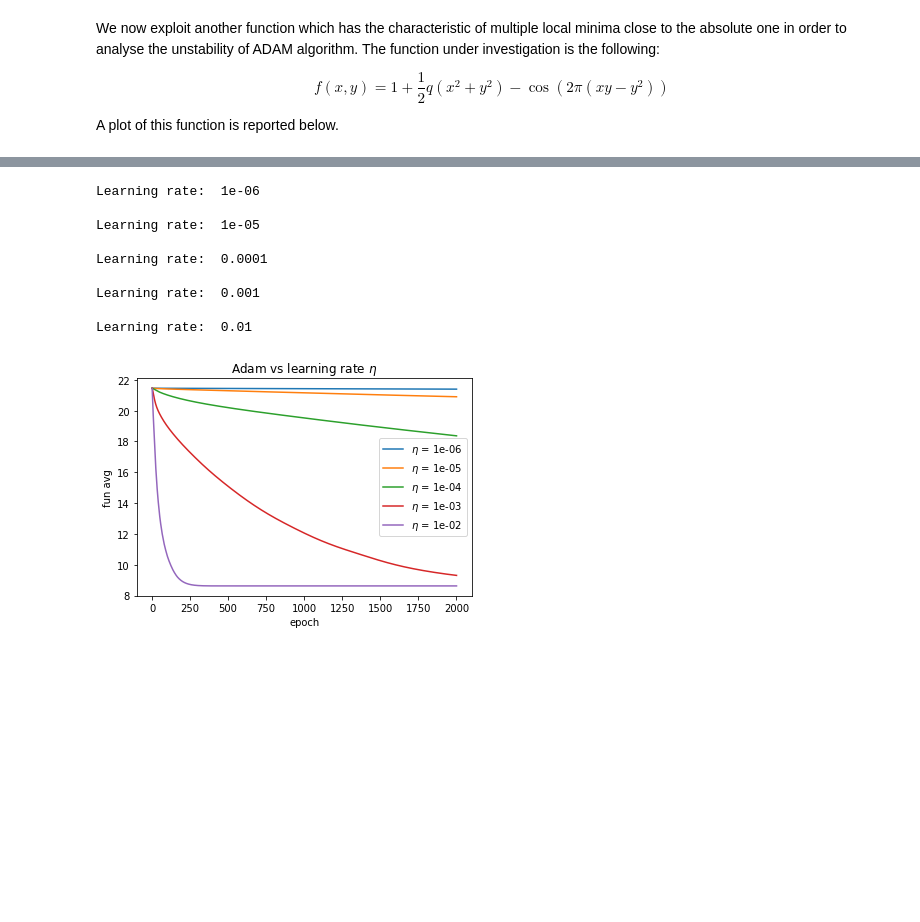
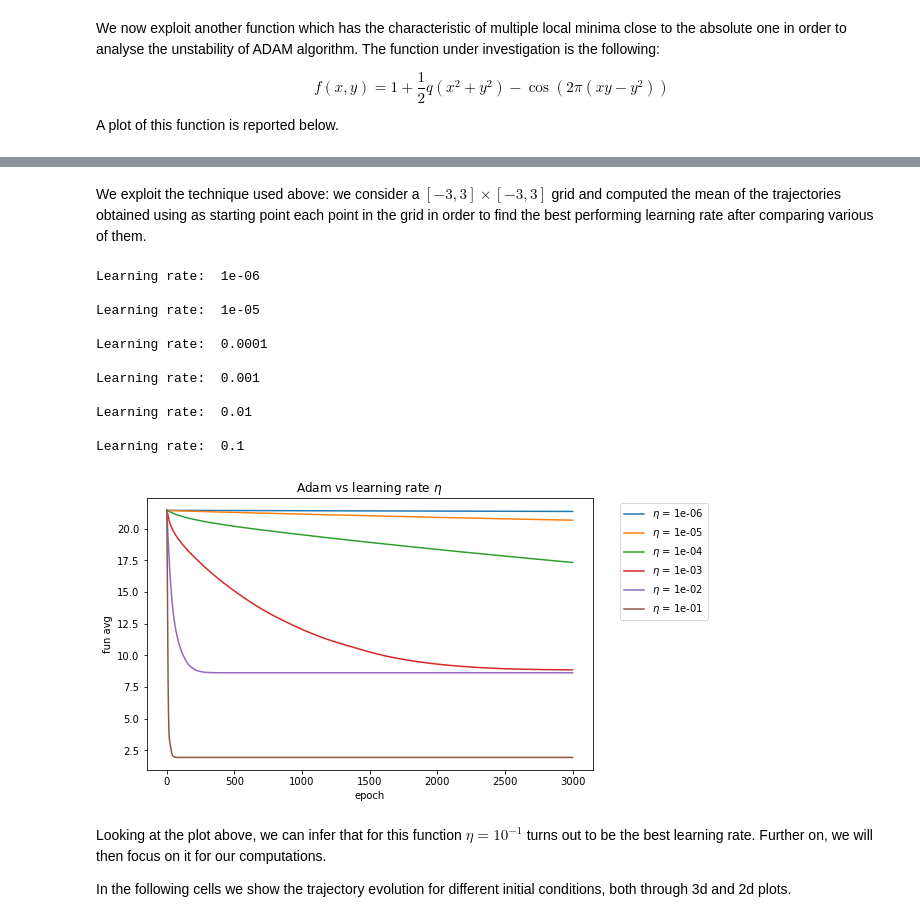
Before and after one commit to giuliacampesan/UniversityAssignments, a Jupyter notebook: LoCPdown_exercise1.ipynb, the cells around one changed output, grey strips where cells are left out. Drawn from its saved outputs; the diff is of its cells as text; code cells hidden in the pictures; blank space fills up the shorter version.

```diff
--- a/LoCPdown_exercise1.ipynb
+++ b/LoCPdown_exercise1.ipynb
@@ -224,7 +224,7 @@ for eta in tqdm(etas):
             traj_list.append(gd_with_mom(grad_surf_1, init, n_epochs, eta))
 
     traj_list = np.array(traj_list).reshape(len(X),len(Y),n_epochs+1,2)
-    trajectories.append(traj_list)
+    #trajectories.append(traj_list)
 
 
     for e in range(n_epochs+1):
@@ -270,7 +269,7 @@ for eta in tqdm(etas):
             traj_list.append(NAG(grad_surf_1, init, n_epochs, eta))
 
     traj_list = np.array(traj_list).reshape(len(X),len(Y),n_epochs+1,2)
-    trajectories.append(traj_list)
+    #trajectories.append(traj_list)
 
 
     for e in range(n_epochs+1):
@@ -300,0 +346,28 @@ For the NAG algorithm we can observe a whole fashion of behaviours: while the sm
+# %%
+#defining a list of different learning parameters
+etas = [10**-4, 10**-3, 10**-2]
+avgs=[]
+for eta in tqdm(etas):
+    avg = []
+    traj_list = []
+    init = [0,0]
+    for i in range(len(X)):
+        for j in range(len(Y)):
+            init[0] = X[i]
+            init[1] = Y[j]
+            init = np.asarray(init)
+            traj_list.append(adams(grad_surf_1, init, n_epochs, eta))
+
+    traj_list = np.array(traj_list).reshape(len(X),len(Y),n_epochs+1,2)
+
+
+
+    for e in range(n_epochs+1):
+        temp = 0
+        for i in range(len(X)):
+            for j in range(len(Y)):
+                x,y = traj_list[i][j][e]
+                temp += surf_1(x, y, b, q, w)
+        temp /= (len(X)*len(Y))
+        avg.append(temp)
+    avgs.append(avg)
@@ -463,8 +551,10 @@ plt.show()
+# %% [markdown]
+We exploit the technique used above: we consider a $[-3,3]\times[-3,3]$ grid and computed the mean of the trajectories obtained using as starting point each point in the grid in order to find the best performing learning rate after comparing various of them.
 # %%
 trajectories = []
 avgs = []
-n_epochs = 2000
-l_rates = [10**-6,10**-5,10**-4,10**-3,10**-2]
+n_epochs = 3000
+l_rates = [10**-6,10**-5,10**-4,10**-3,10**-2, 10**-1]
 X = np.linspace(-3, 3, 15)
 Y = np.linspace(-3, 3, 15)
 
@@ -509,25 +599,34 @@ Learning rate:  0.0001
 Learning rate:  0.001
 
 Learning rate:  0.01
+
+Learning rate:  0.1
 # %%
 from matplotlib._mathtext_data import (latex_to_bakoma, latex_to_standard,
                                        tex2uni, latex_to_cmex,
                                        stix_virtual_fonts)
-x_epoch = np.arange(1,2002,1)
+x_epoch = np.arange(1,n_epochs+2,1)
 
+fig = plt.figure(figsize=(8,5))
 plt.plot(x_epoch,avgs[0], label = '$\eta$ = 1e-06')
 plt.plot(x_epoch,avgs[1], label = '$\eta$ = 1e-05')
 plt.plot(x_epoch,avgs[2], label = '$\eta$ = 1e-04')
 plt.plot(x_epoch,avgs[3], label = '$\eta$ = 1e-03')
 plt.plot(x_epoch,avgs[4], label = '$\eta$ = 1e-02')
+plt.plot(x_epoch,avgs[5], label = '$\eta$ = 1e-01')
 
-plt.legend()
 
+plt.legend(bbox_to_anchor=(1.05, 1))
 plt.xlabel('epoch')
 plt.ylabel('fun avg')
 plt.title('Adam vs learning rate $\eta$ ')
 
 plt.show()
 # %% [output]
-[figure, old version]
+[figure, new version]
+# %% [markdown]
+Looking at the plot above, we can infer that for this function $\eta=10^{-1}$ turns out to be the best learning rate. Further on, we will then focus on it for our computations.
+
+
+In the following cells we show the trajectory evolution for different initial conditions, both through 3d and 2d plots.
 # %%
```
Also changed, not shown: parts of 26 cells of this notebook.
